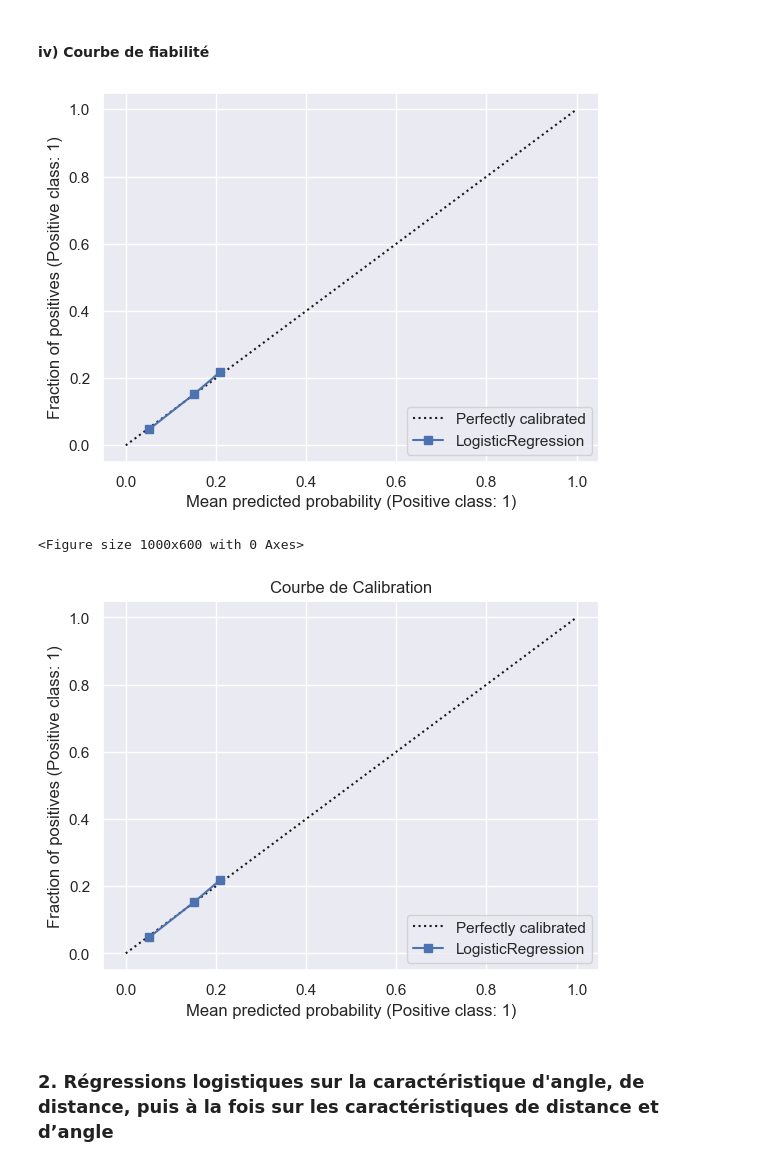
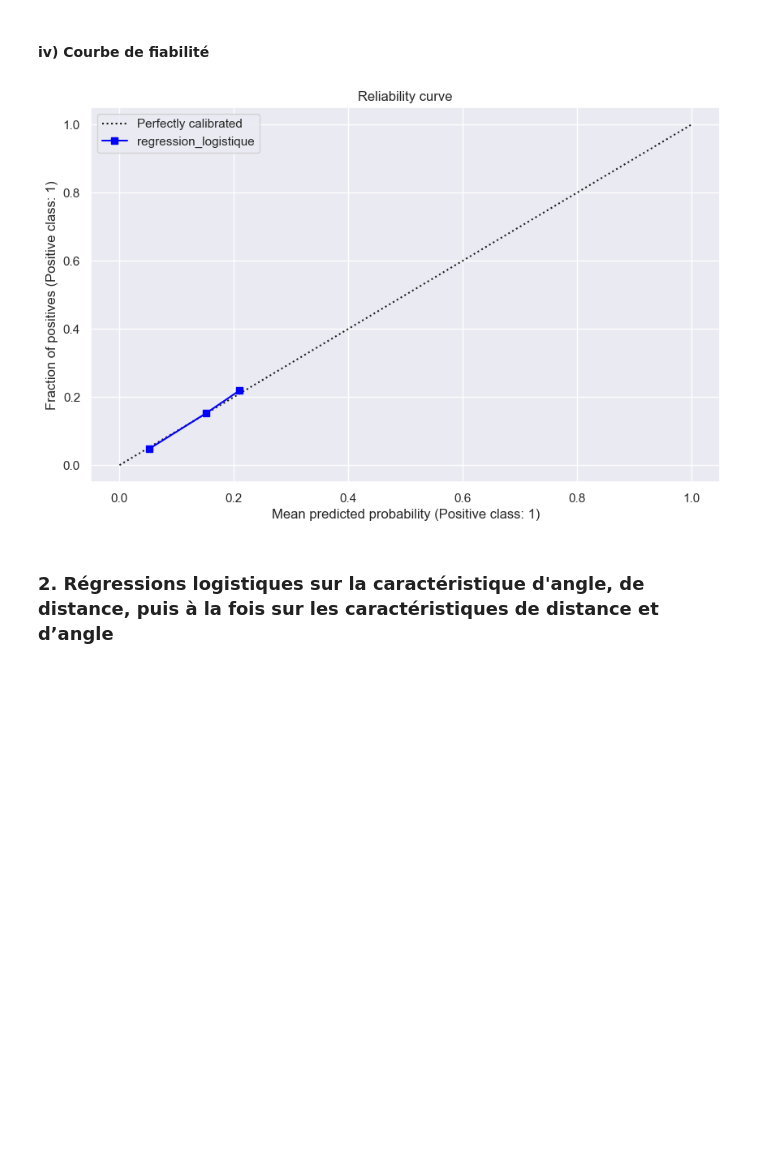
Before and after one commit to Alexia57/A02-projet, a Jupyter notebook: notebooks/Milestone2_Base_Models.ipynb, the cells around one changed output. Drawn from its saved outputs; the diff is of its cells as text; code cells hidden in the pictures; blank space fills up the shorter version.

```diff
--- a/notebooks/Milestone2_Base_Models.ipynb
+++ b/notebooks/Milestone2_Base_Models.ipynb
@@ -160,11 +161,9 @@ cumulative_goal_rate(clf, X_valid, y_valid, "regression_logistique")
 # %% [markdown]
 #### iv) Courbe de fiabilité
 # %%
-plot_calibration_curve(clf, X_valid, y_valid)
+plot_calibration_curve([clf], [X_valid], y_valid, ['regression_logistique'])
 # %% [output]
-[figure, old version]
+[figure, new version]
-<Figure size 1000x600 with 0 Axes>
-[figure, removed]
 # %% [markdown]
 ### 2. Régressions logistiques sur la caractéristique d'angle, de distance, puis à la fois sur les caractéristiques de distance et d’angle
 # %%
```
Also changed, not shown: parts of 11 cells of this notebook, 1 other file.
